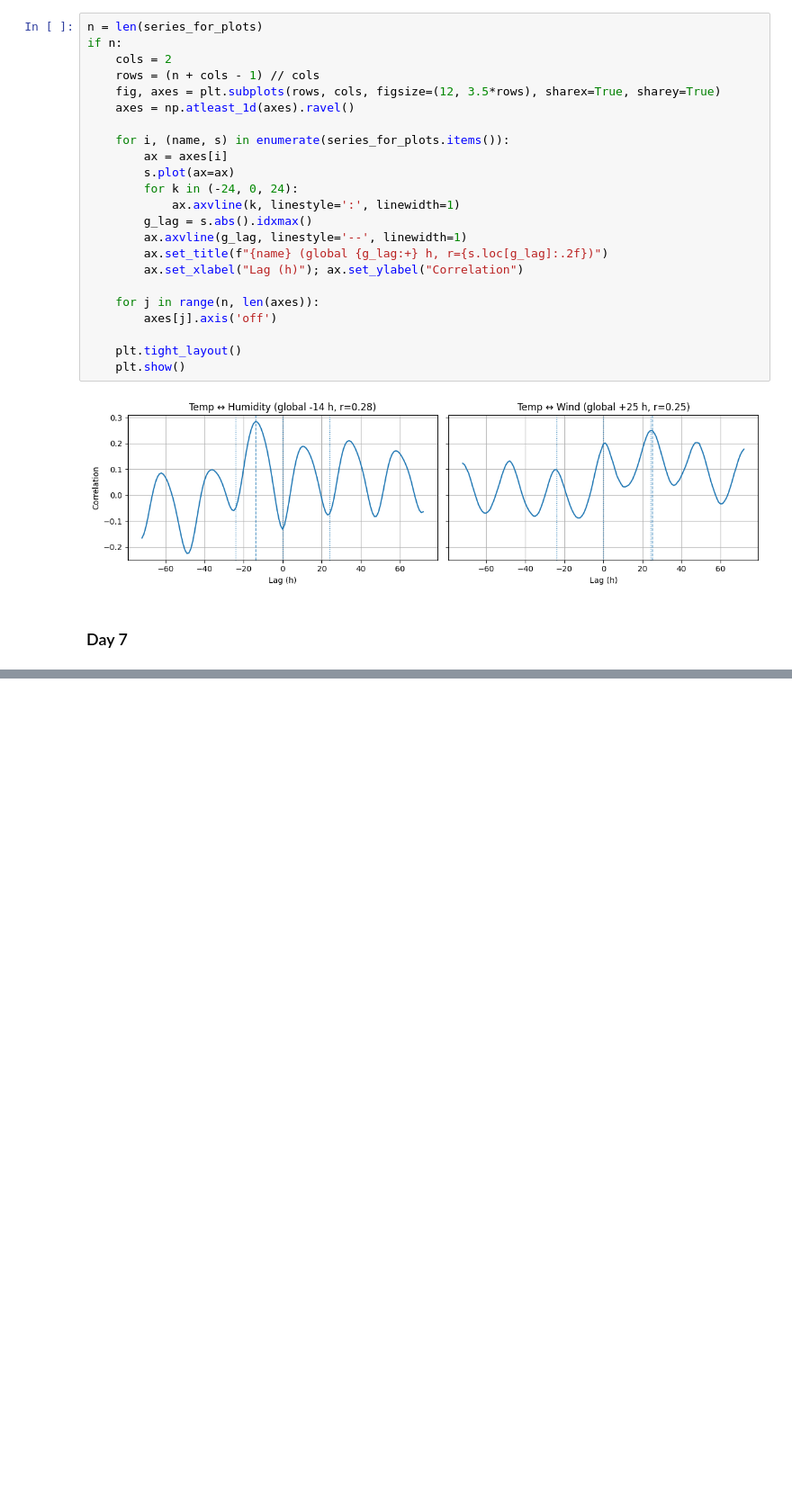
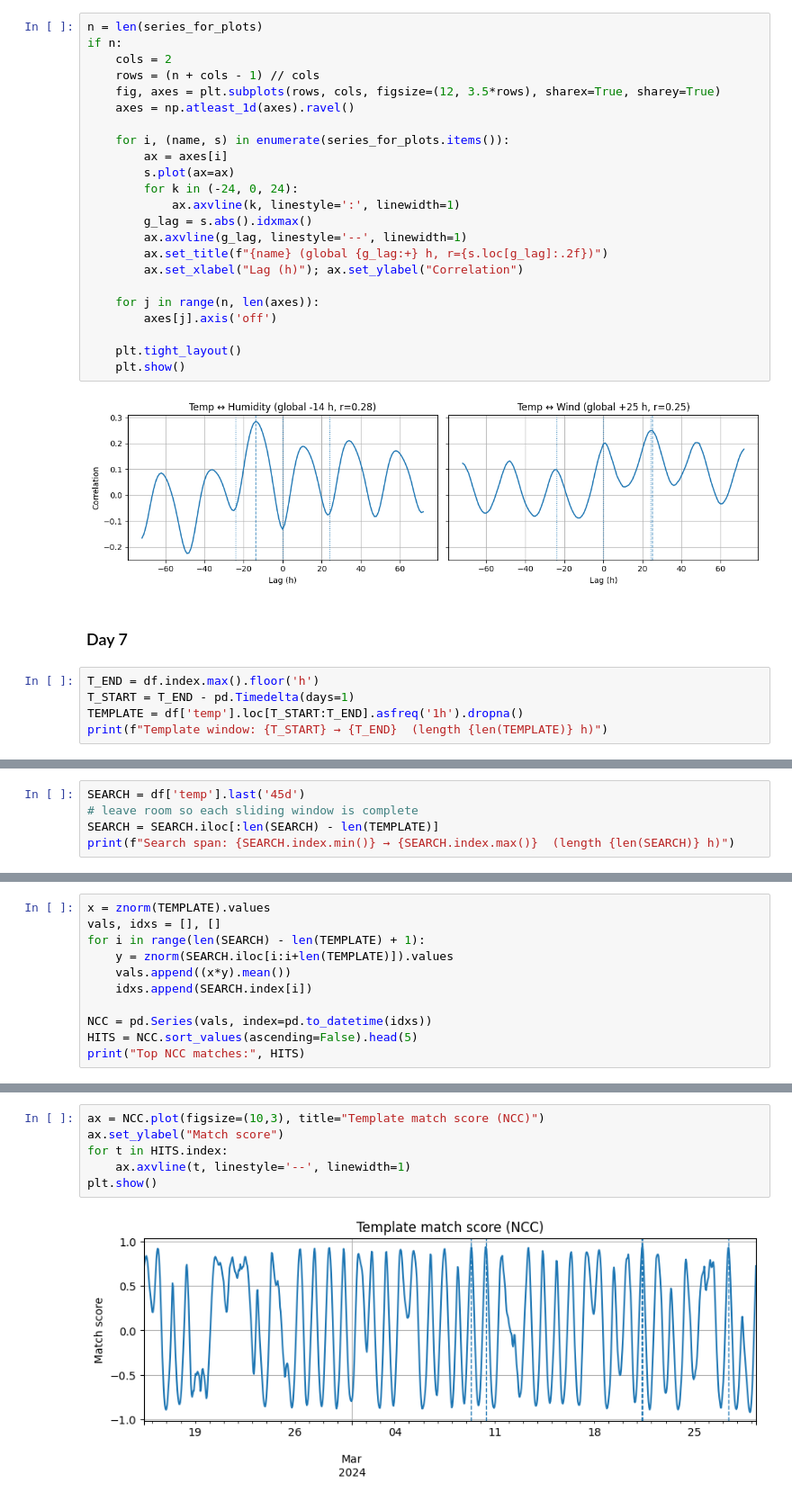
Before and after one commit to infamousperi/GBSV_MC, a Jupyter notebook: MC1/Correlation.ipynb, the cells around one changed output, grey strips where cells are left out. Shown at 90% size. Drawn from its saved outputs; the diff is of its cells as text; blank space fills up the shorter version.

```diff
--- a/MC1/Correlation.ipynb
+++ b/MC1/Correlation.ipynb
@@ -264,3 +264,8 @@ if n:
 [figure]
 # %% [markdown]
 ### Day 7
+# %%
+T_END = df.index.max().floor('h')
+T_START = T_END - pd.Timedelta(days=1)
+TEMPLATE = df['temp'].loc[T_START:T_END].asfreq('1h').dropna()
+print(f"Template window: {T_START} → {T_END}  (length {len(TEMPLATE)} h)")
@@ -266,0 +274,5 @@ if n:
+# %%
+SEARCH = df['temp'].last('45d')
+# leave room so each sliding window is complete
+SEARCH = SEARCH.iloc[:len(SEARCH) - len(TEMPLATE)]
+print(f"Search span: {SEARCH.index.min()} → {SEARCH.index.max()}  (length {len(SEARCH)} h)")
@@ -266,0 +282,11 @@ if n:
+# %%
+x = znorm(TEMPLATE).values
+vals, idxs = [], []
+for i in range(len(SEARCH) - len(TEMPLATE) + 1):
+    y = znorm(SEARCH.iloc[i:i+len(TEMPLATE)]).values
+    vals.append((x*y).mean())
+    idxs.append(SEARCH.index[i])
+
+NCC = pd.Series(vals, index=pd.to_datetime(idxs))
+HITS = NCC.sort_values(ascending=False).head(5)
+print("Top NCC matches:", HITS)
@@ -266,0 +300,8 @@ if n:
+# %%
+ax = NCC.plot(figsize=(10,3), title="Template match score (NCC)")
+ax.set_ylabel("Match score")
+for t in HITS.index:
+    ax.axvline(t, linestyle='--', linewidth=1)
+plt.show()
+# %% [output]
+[figure, added]
```
Also changed, not shown: parts of 4 cells of this notebook.
